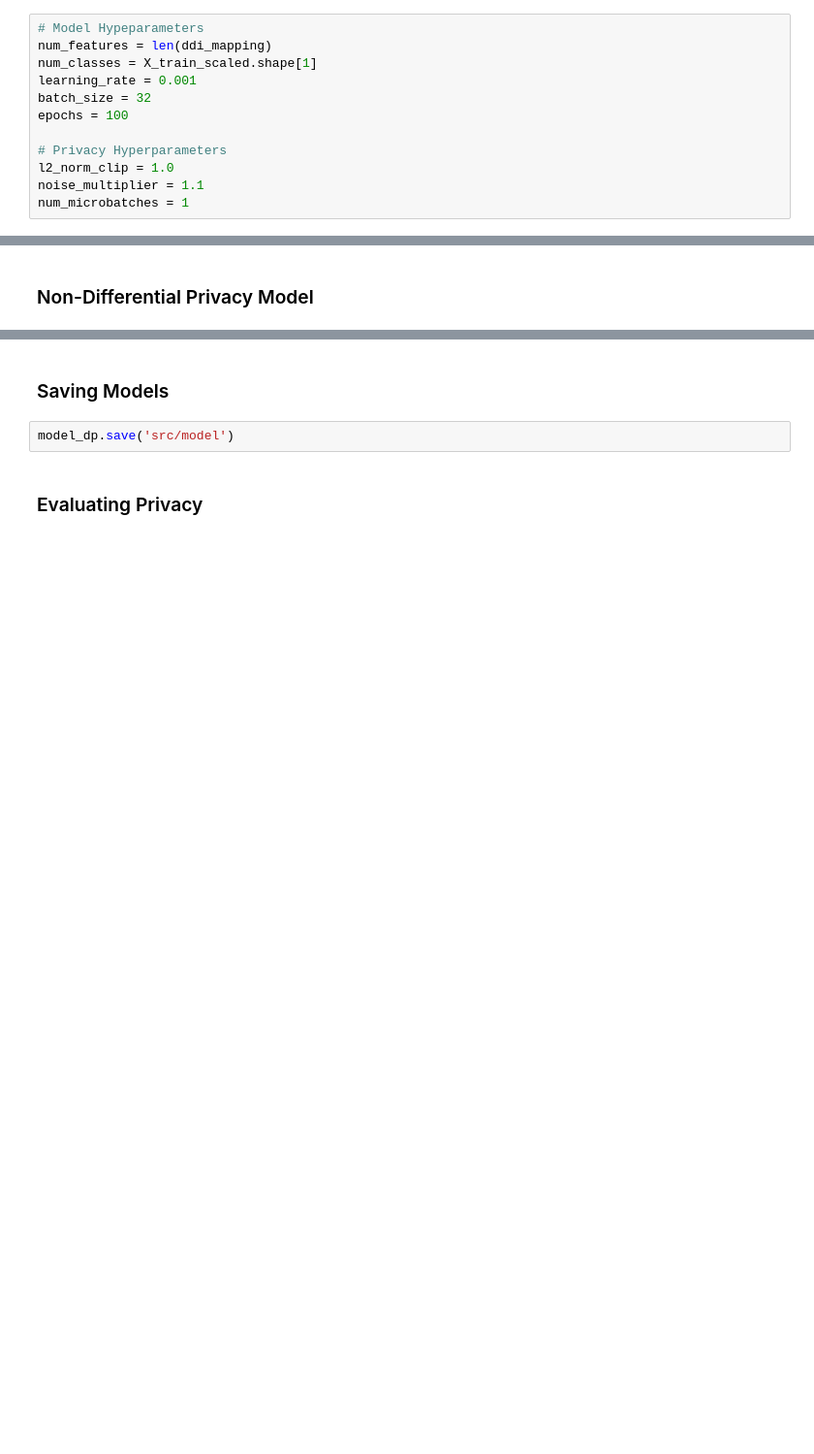
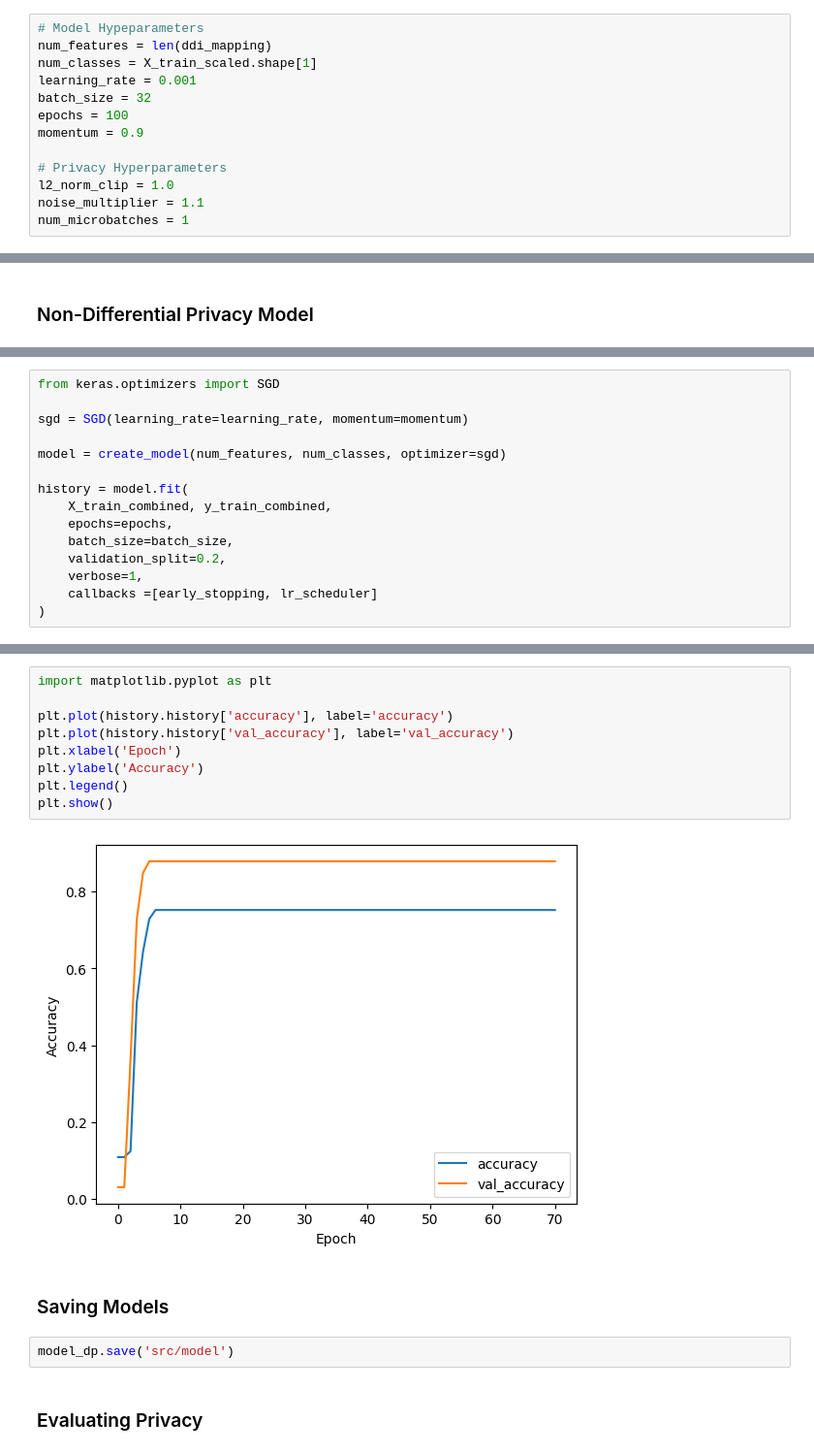
Before and after one commit to SiewWei-Wan03/MDS14, a Jupyter notebook: src/model/model_with_df.ipynb, the cells around one changed output, grey strips where cells are left out. Shown: that part at 97% size. Saved outputs shown, nothing was run; the diff lists cells and outputs as text; blank space fills up the shorter version.

```diff
--- a/src/model/model_with_df.ipynb
+++ b/src/model/model_with_df.ipynb
@@ -46,6 +59,7 @@ num_classes = X_train_scaled.shape[1]
 learning_rate = 0.001
 batch_size = 32
 epochs = 100
+momentum = 0.9
 
 # Privacy Hyperparameters
 l2_norm_clip = 1.0
@@ -171,0 +184,15 @@ NameError: name 'label_encoder' is not defined
+# %%
+from keras.optimizers import SGD
+
+sgd = SGD(learning_rate=learning_rate, momentum=momentum)
+
+model = create_model(num_features, num_classes, optimizer=sgd)
+
+history = model.fit(
+    X_train_combined, y_train_combined,
+    epochs=epochs,
+    batch_size=batch_size,
+    validation_split=0.2,
+    verbose=1,
+    callbacks =[early_stopping, lr_scheduler]
+)
@@ -172,3 +226,14 @@ NameError: name 'label_encoder' is not defined
+# %%
+import matplotlib.pyplot as plt
+
+plt.plot(history.history['accuracy'], label='accuracy')
+plt.plot(history.history['val_accuracy'], label='val_accuracy')
+plt.xlabel('Epoch')
+plt.ylabel('Accuracy')
+plt.legend()
+plt.show()
+# %% [output]
+[figure, added]
 # %% [markdown]
 ### Saving Models
 # %%
```
Also changed, not shown: parts of 10 cells of this notebook.
